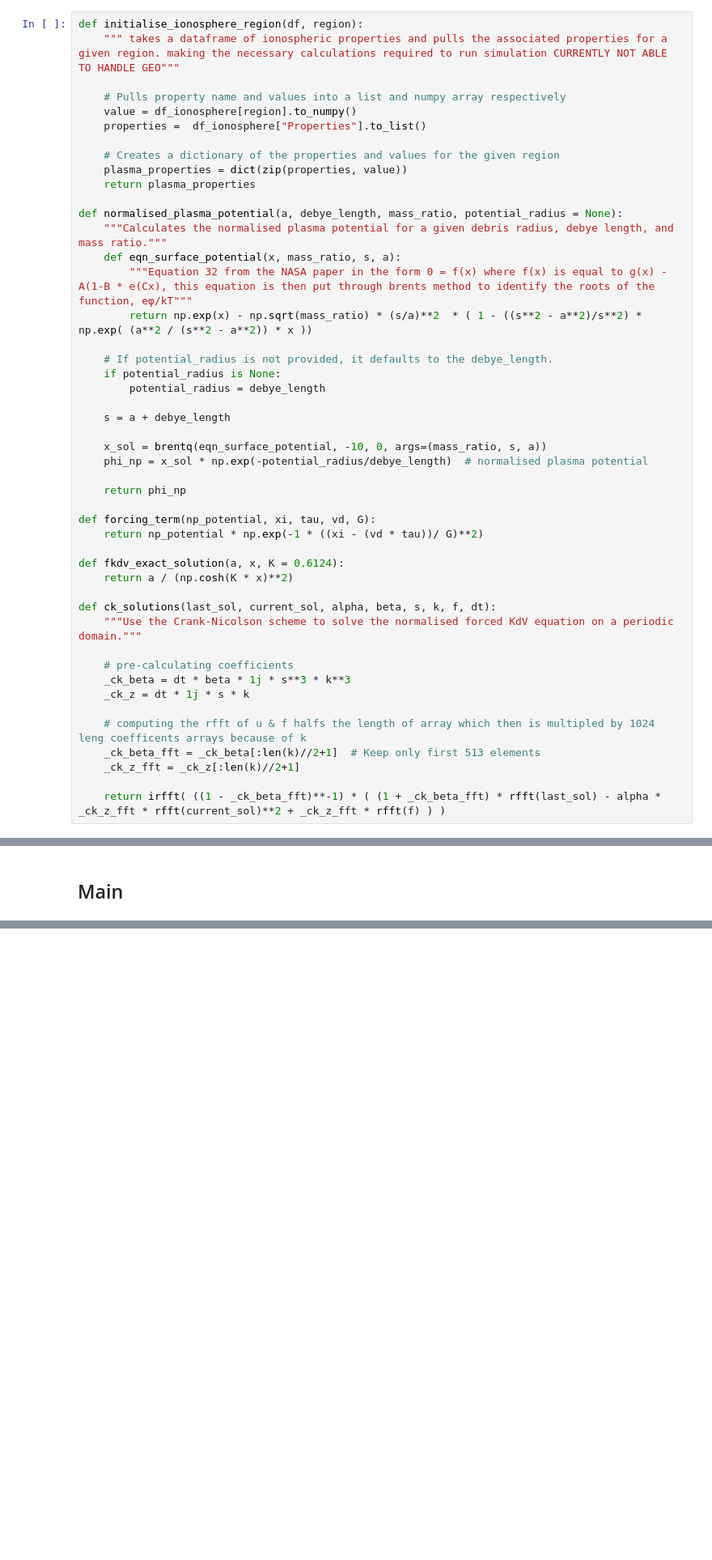
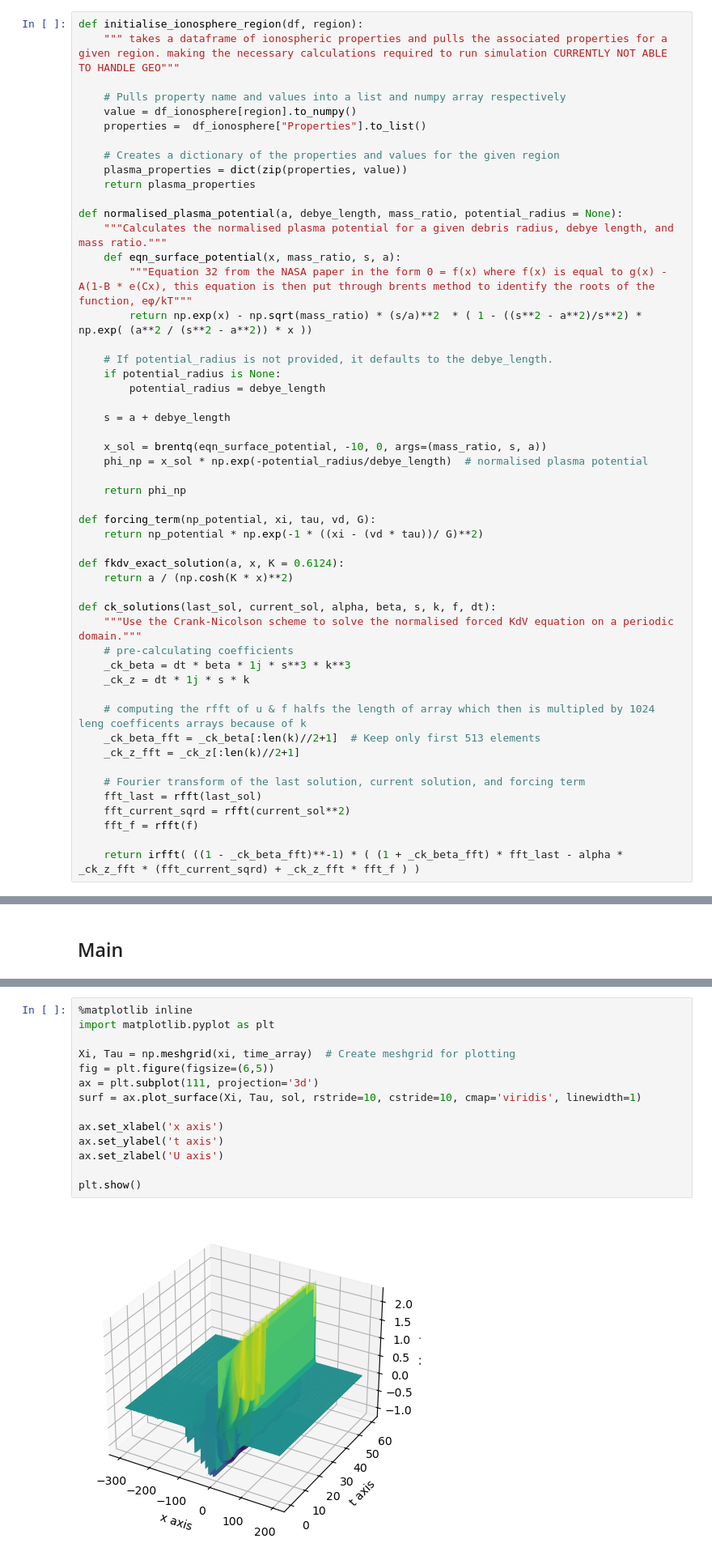
Before and after one commit to lsewards/Forced-kdv-plasma-solitons-simulation, a Jupyter notebook: Plasma soltion simulation.ipynb, the cells around one changed output, grey strips where cells are left out. Shown at 81% size. Drawn from its saved outputs; the diff is of its cells as text; blank space fills up the shorter version.

```diff
--- a/Plasma soltion simulation.ipynb
+++ b/Plasma soltion simulation.ipynb
@@ -226,7 +225,6 @@ def fkdv_exact_solution(a, x, K = 0.6124):
 
 def ck_solutions(last_sol, current_sol, alpha, beta, s, k, f, dt):
     """Use the Crank-Nicolson scheme to solve the normalised forced KdV equation on a periodic domain."""
-
     # pre-calculating coefficients
     _ck_beta = dt * beta * 1j * s**3 * k**3
     _ck_z = dt * 1j * s * k
@@ -235,7 +233,12 @@ def ck_solutions(last_sol, current_sol, alpha, beta, s, k, f, dt):
     _ck_beta_fft = _ck_beta[:len(k)//2+1]  # Keep only first 513 elements
     _ck_z_fft = _ck_z[:len(k)//2+1]
 
-    return irfft( ((1 - _ck_beta_fft)**-1) * ( (1 + _ck_beta_fft) * rfft(last_sol) - alpha * _ck_z_fft * rfft(current_sol)**2 + _ck_z_fft * rfft(f) ) )
+    # Fourier transform of the last solution, current solution, and forcing term
+    fft_last = rfft(last_sol)
+    fft_current_sqrd = rfft(current_sol**2)
+    fft_f = rfft(f)
+
+    return irfft( ((1 - _ck_beta_fft)**-1) * ( (1 + _ck_beta_fft) * fft_last - alpha * _ck_z_fft * (fft_current_sqrd) + _ck_z_fft * fft_f ) )
 # %% [markdown]
 ## Imports & variables
 # %%
@@ -366,0 +402,16 @@ IndexError: index 7 is out of bounds for axis 0 with size 7
+# %%
+%matplotlib inline
+import matplotlib.pyplot as plt
+
+Xi, Tau = np.meshgrid(xi, time_array)  # Create meshgrid for plotting
+fig = plt.figure(figsize=(6,5))
+ax = plt.subplot(111, projection='3d')
+surf = ax.plot_surface(Xi, Tau, sol, rstride=10, cstride=10, cmap='viridis', linewidth=1)
+
+ax.set_xlabel('x axis')
+ax.set_ylabel('t axis')
+ax.set_zlabel('U axis')
+
+plt.show()
+# %% [output]
+[figure, added]
```
Also changed, not shown: parts of 4 cells of this notebook, 1 other file.
